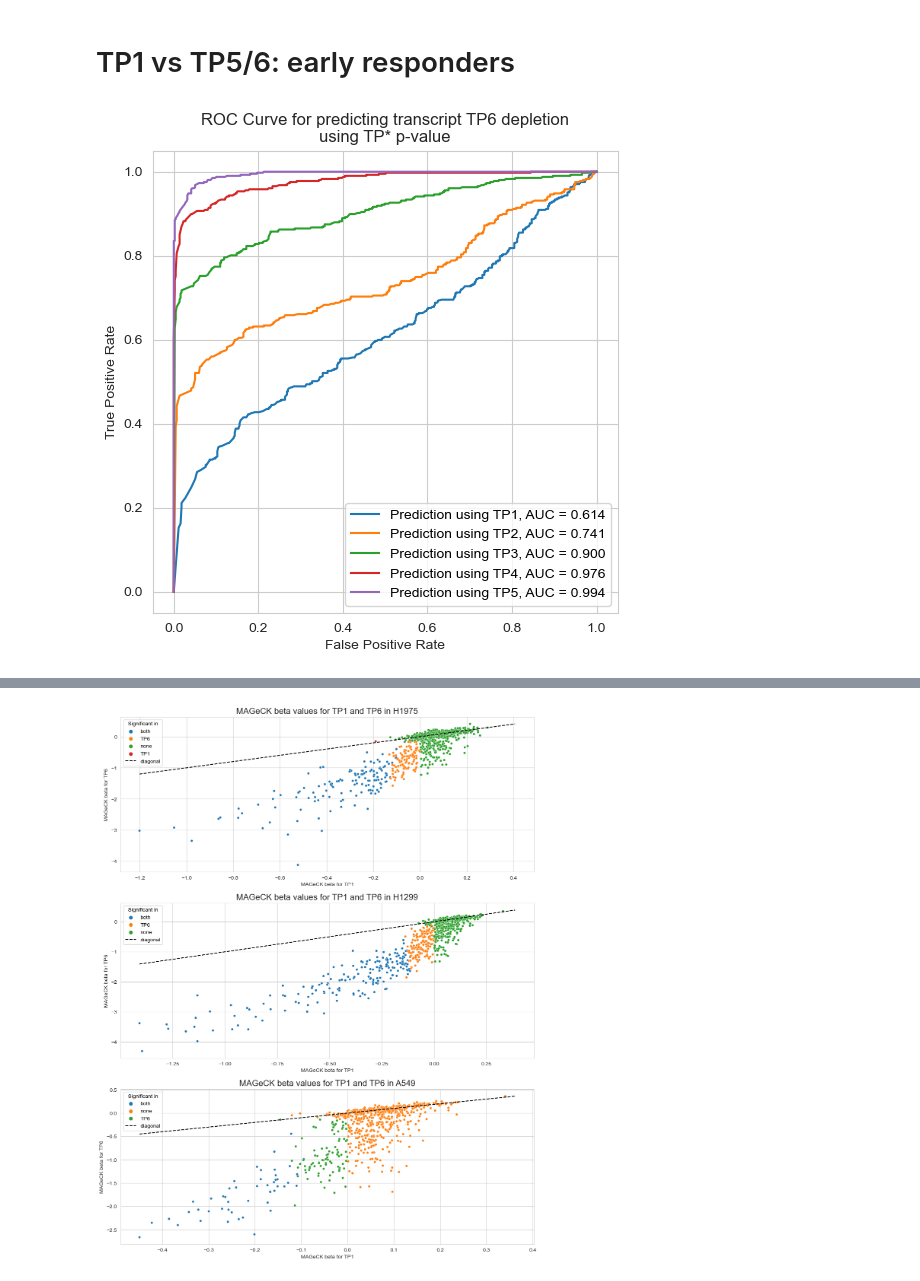
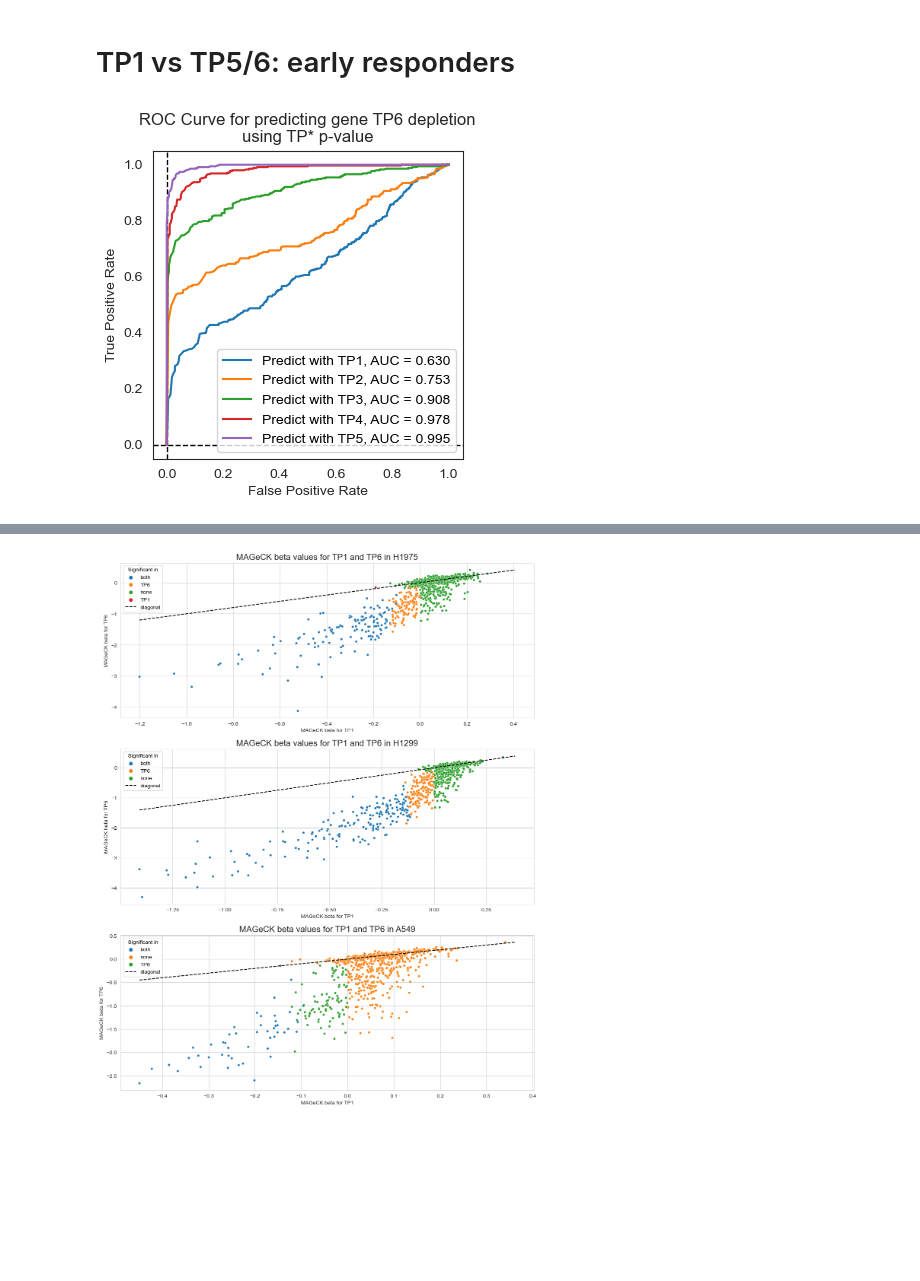
Before and after one commit to stefanpeidli/SYM101, a Jupyter notebook: notebooks/SYM101_mageck_advanced.ipynb, the cells around one changed output, grey strips where cells are left out. Cells and saved outputs as stored; diff of their text form; code cells hidden in the pictures; blank space fills up the shorter version.

```diff
--- a/notebooks/SYM101_mageck_advanced.ipynb
+++ b/notebooks/SYM101_mageck_advanced.ipynb
@@ -110,6 +117,6 @@ for feature in ['gene', 'transcript']:
 # %%
 for feature in ['gene', 'transcript']:
-    tab = pd.read_csv(f'../results/mageck/{feature}_TP6_pooled_screen_1_counts_filtered_mageck_mle.gene_summary.txt', sep='\t', index_col=0)
+    tab = pd.read_csv(f'../results/mageck/summaries/{feature}_TP6_pooled_screen_1_counts_mageck_mle.gene_summary.txt', sep='\t', index_col=0)
     tab = tab.drop('sgRNA', axis=1)
     tab.columns = pd.MultiIndex.from_tuples([tuple(x.split('|')) for x in tab.columns], names=['cell_line', 'variable'])
 
@@ -125,8 +132,8 @@ for feature in ['gene', 'transcript']:
 # TP1 vs TP5/6: early responders
 # %%
 # Get data
-feature = 'transcript'
-counts = 'counts'#_filtered
+feature = 'gene'
+counts = 'counts'
 tabs = {}
 for key in ['TP1', 'TP2', 'TP3', 'TP4', 'TP5', 'TP6']:
     tab = pd.read_csv(f'../results/mageck/summaries/{feature}_{key}_pooled_screen_1_{counts}_mageck_mle.gene_summary.txt', sep='\t', index_col=0).drop('sgRNA', axis=1)
@@ -157,38 +164,41 @@ tab = pd.concat(tabs, axis=1)
 # pl.show()
 
 # ROC curve for TP6 p-value using TP1 p-value
-with sns.axes_style('whitegrid'):
-    fig, ax = pl.subplots(figsize=(6,6))
+with sns.axes_style('white'):
+    fig, ax = pl.subplots(figsize=(4,4))
 from sklearn.metrics import roc_curve, roc_auc_score
 stab = tab.loc[:, (slice(None), 'H1975', slice(None))]
 stab.columns = stab.columns.droplevel(1)
 for key in ['TP1', 'TP2', 'TP3', 'TP4', 'TP5']:
     fpr, tpr, _ = roc_curve(stab[('TP6', 'fdr')]<0.05, -stab[(key, 'p-value')])
     auc = roc_auc_score(stab[('TP6', 'fdr')]<0.05, -stab[(key, 'p-value')])
-    pl.plot(fpr, tpr, label=f'Prediction using {key}, AUC = {auc:.3f}')
+    pl.plot(fpr, tpr, label=f'Predict with {key}, AUC = {auc:.3f}')
 ax.set_xlabel('False Positive Rate')
 ax.set_ylabel('True Positive Rate')
+ax.axhline(0, color='k', lw=1, ls='--', zorder=-1)
+ax.axvline(0, color='k', lw=1, ls='--', zorder=-1)
 ax.legend()
-pl.title(f'ROC Curve for predicting transcript TP6 depletion\nusing TP* p-value')
+pl.title(f'ROC Curve for predicting {feature} TP6 depletion\nusing TP* p-value')
+pl.savefig(f'../results/mageck/{feature}_ROC_curve.pdf', bbox_inches='tight')
 pl.show()
 
 # Summarize line-wise top early responder
 # An early responder is a target that is significant at TP6 and has high beta value at TP1
 early_responder = {}
 for cell_line in cell_line_dict.values():
     stab = tab.loc[:, (slice(None), cell_line, slice(None))]
     stab.columns = stab.columns.droplevel(1)
     stab = stab[(stab[('TP6', 'fdr')] < 0.05) & (stab[('TP6', 'beta')] < 0) & (stab[('TP1', 'beta')] < 0) & (stab[('TP1', 'fdr')]<0.05)]
     stab = stab.sort_values(('TP1', 'beta'), ascending=True)
     early_responder[cell_line] = stab.index
 
 # Save early responder table
 max_length = max([len(x) for x in early_responder.values()])
 # append None to shorter lists
 for cell_line in early_responder:
     early_responder[cell_line] = list(early_responder[cell_line]) + [None] * (max_length - len(early_responder[cell_line]))
 # Convert this dict into a DataFrame
 early_responder_df = pd.DataFrame(early_responder)
 early_responder_df.to_csv(f'../results/tables/{feature}_early_responders.csv')
 # %% [output]
-[figure, old version]
+[figure, new version]
```
Also changed, not shown: parts of 13 cells of this notebook, 49 other files.
